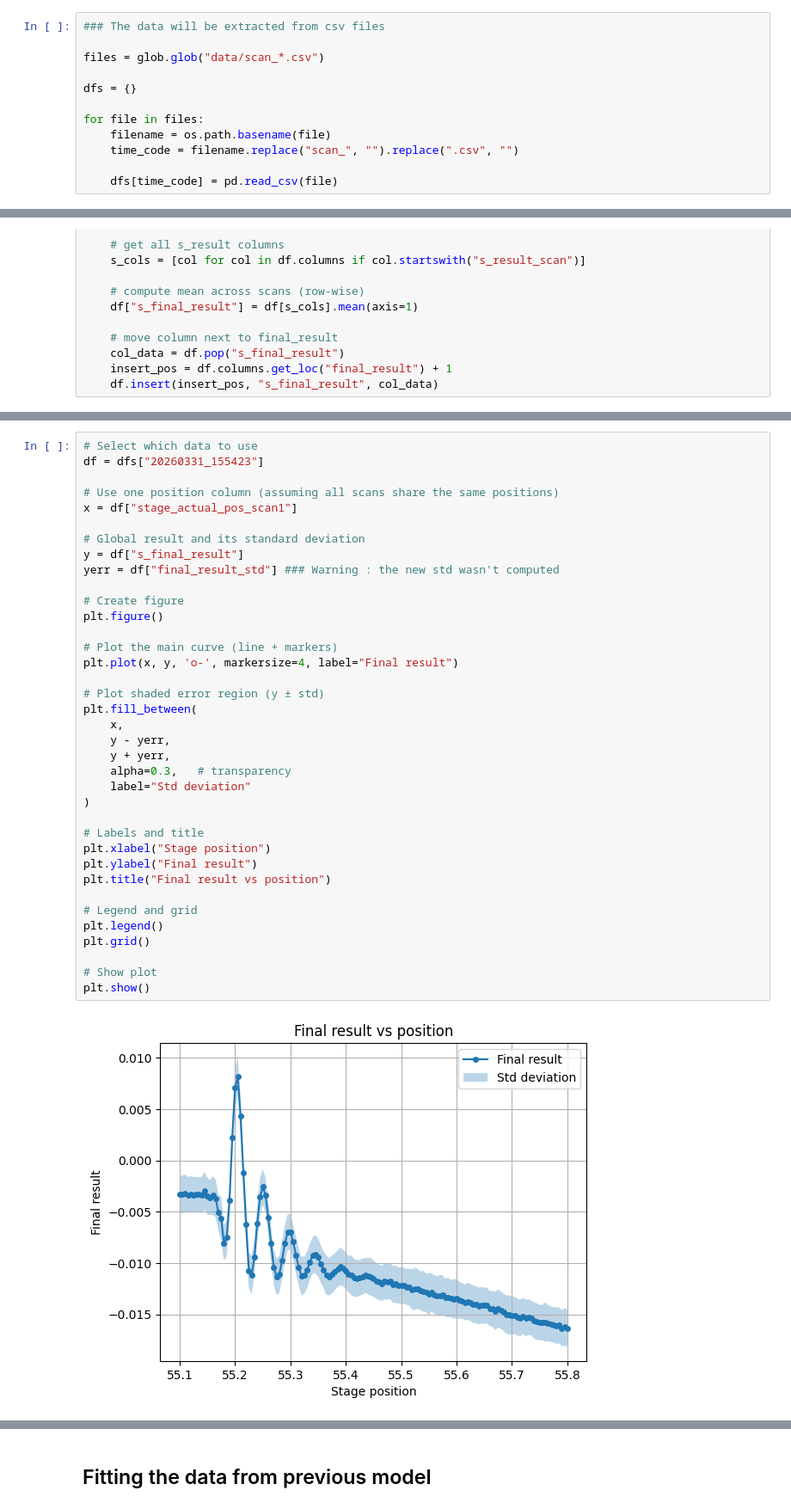
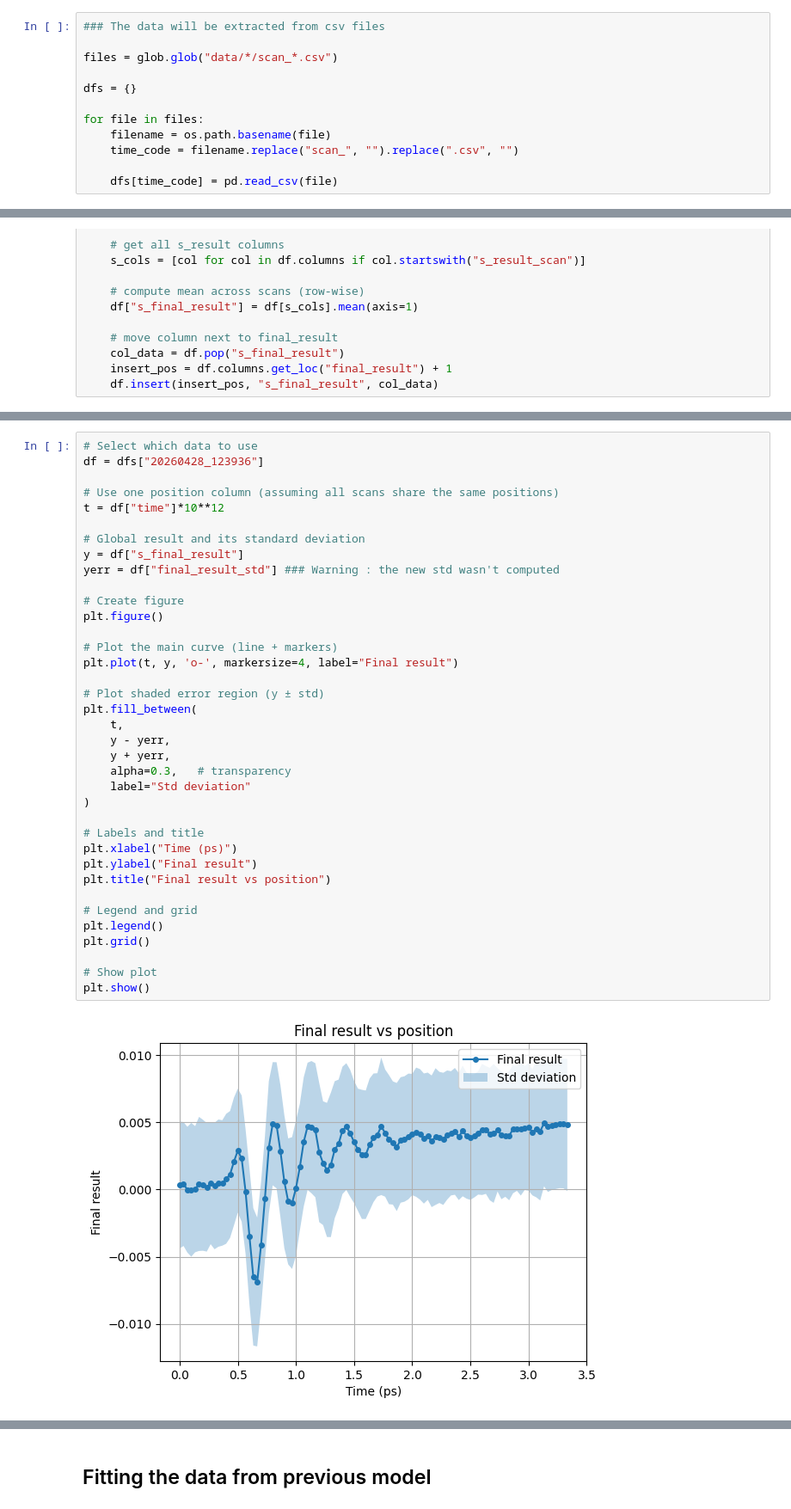
Before and after one commit to VictorC-dot/GeTe_Spectro_Simulation, a Jupyter notebook: Model_2D_Spectro.ipynb, the cells around one changed output, grey strips where cells are left out. Shown at 86% size. Drawn from its saved outputs; the diff is of its cells as text.

Commit message:
data path + FFT

```diff
--- a/Model_2D_Spectro.ipynb
+++ b/Model_2D_Spectro.ipynb
@@ -1028,7 +1028,7 @@ plt.show()
 # %%
 ### The data will be extracted from csv files
 
-files = glob.glob("data/scan_*.csv")
+files = glob.glob("data/*/scan_*.csv")
 
 dfs = {}
 
@@ -1096,39 +1116,39 @@ for time_code, df in dfs.items():
 # %%
 # Select which data to use
-df = dfs["20260331_155423"]
+df = dfs["20260428_123936"]
 
 # Use one position column (assuming all scans share the same positions)
-x = df["stage_actual_pos_scan1"]
+t = df["time"]*10**12
 
 # Global result and its standard deviation
 y = df["s_final_result"]
 yerr = df["final_result_std"] ### Warning : the new std wasn't computed
 
 # Create figure
 plt.figure()
 
 # Plot the main curve (line + markers)
-plt.plot(x, y, 'o-', markersize=4, label="Final result")
+plt.plot(t, y, 'o-', markersize=4, label="Final result")
 
 # Plot shaded error region (y ± std)
 plt.fill_between(
-    x,
+    t,
     y - yerr,
     y + yerr,
     alpha=0.3,   # transparency
     label="Std deviation"
 )
 
 # Labels and title
-plt.xlabel("Stage position")
+plt.xlabel("Time (ps)")
 plt.ylabel("Final result")
 plt.title("Final result vs position")
 
 # Legend and grid
 plt.legend()
 plt.grid()
 
 # Show plot
 plt.show()
 # %% [output]
-[figure, old version]
+[figure, new version]
```
Also changed, not shown: parts of 7 cells of this notebook.
